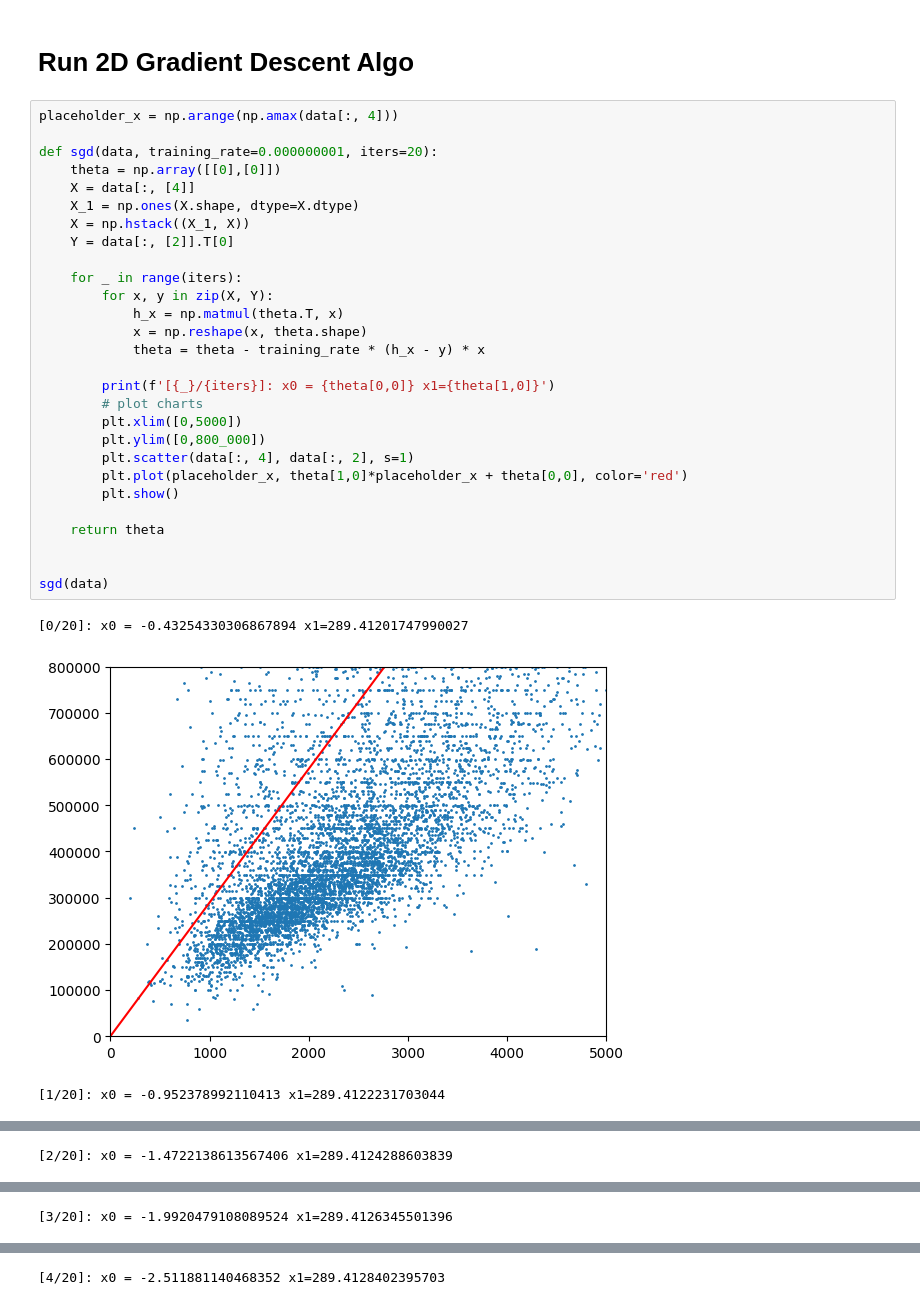
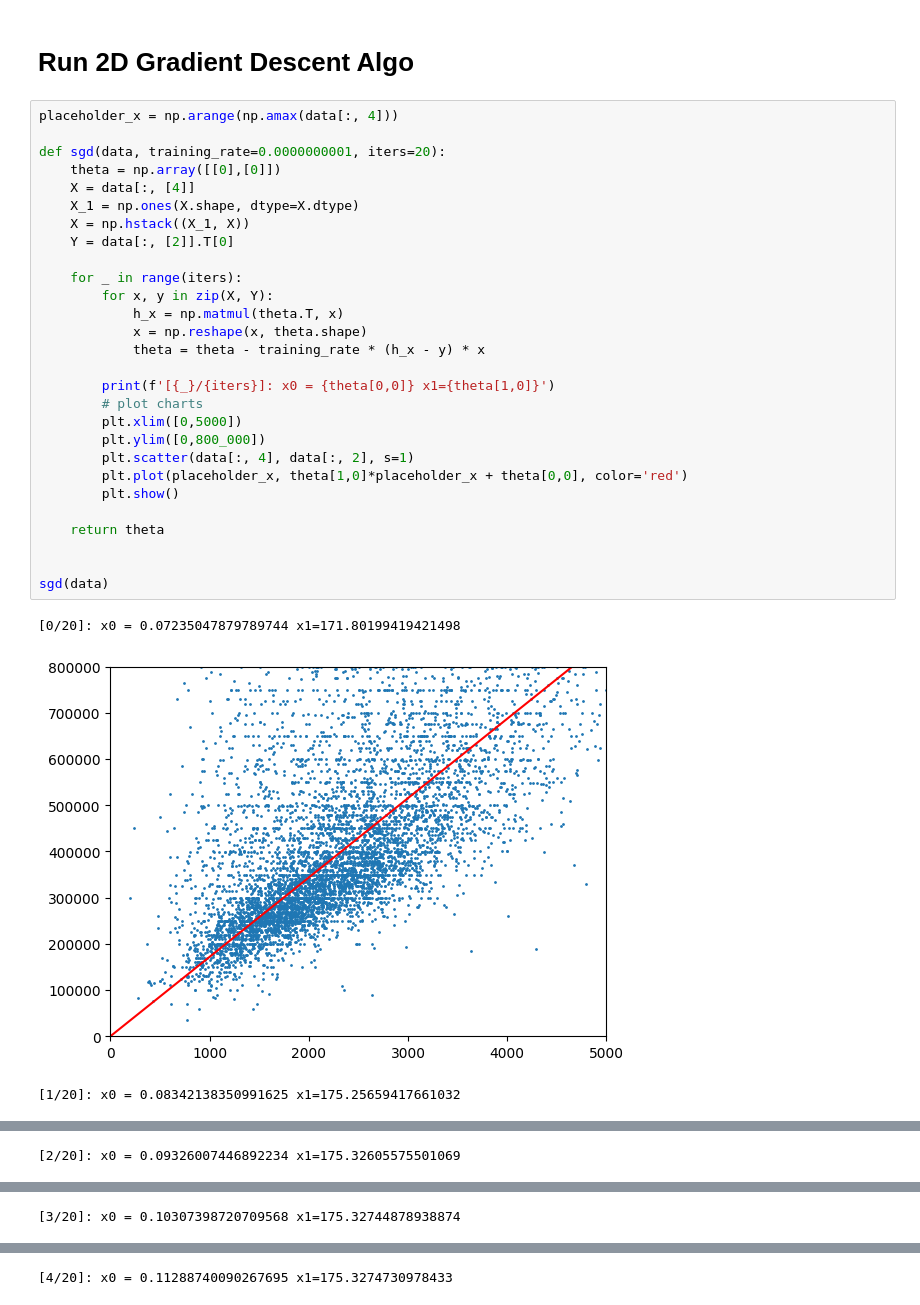
Before and after one commit to tugonbob/Stanford-CS229-Andrew-Ng, a Jupyter notebook: gradientDescent.ipynb, the cells around one changed output, grey strips where cells are left out. Drawn from its saved outputs; the diff is of its cells as text.

```diff
--- a/gradientDescent.ipynb
+++ b/gradientDescent.ipynb
@@ -36,32 +36,32 @@ plt.scatter(data[:, 4], data[:, 2], s=1)
 # %%
 placeholder_x = np.arange(np.amax(data[:, 4]))
 
-def sgd(data, training_rate=0.000000001, iters=20):
+def sgd(data, training_rate=0.0000000001, iters=20):
     theta = np.array([[0],[0]])
     X = data[:, [4]]
     X_1 = np.ones(X.shape, dtype=X.dtype)
     X = np.hstack((X_1, X))
     Y = data[:, [2]].T[0]
 
     for _ in range(iters):
         for x, y in zip(X, Y):
             h_x = np.matmul(theta.T, x)
             x = np.reshape(x, theta.shape)
             theta = theta - training_rate * (h_x - y) * x
 
         print(f'[{_}/{iters}]: x0 = {theta[0,0]} x1={theta[1,0]}')
         # plot charts
         plt.xlim([0,5000])
         plt.ylim([0,800_000])
         plt.scatter(data[:, 4], data[:, 2], s=1)
         plt.plot(placeholder_x, theta[1,0]*placeholder_x + theta[0,0], color='red')
         plt.show()
 
     return theta
 
 
 sgd(data)
 # %% [output]
-[0/20]: x0 = -0.43254330306867894 x1=289.41201747990027
+[0/20]: x0 = 0.07235047879789744 x1=171.80199419421498
-[figure, old version]
+[figure, new version]
-[1/20]: x0 = -0.952378992110413 x1=289.4122231703044
+[1/20]: x0 = 0.08342138350991625 x1=175.25659417661032
@@ -69 +69 @@ sgd(data)
-[2/20]: x0 = -1.4722138613567406 x1=289.4124288603839
+[2/20]: x0 = 0.09326007446892234 x1=175.32605575501069
@@ -71 +71 @@ sgd(data)
-[3/20]: x0 = -1.9920479108089524 x1=289.4126345501396
+[3/20]: x0 = 0.10307398720709568 x1=175.32744878938874
@@ -73 +73 @@ sgd(data)
-[4/20]: x0 = -2.511881140468352 x1=289.4128402395703
+[4/20]: x0 = 0.11288740090267695 x1=175.3274730978433
```
Also changed, not shown: parts of 3 cells of this notebook, 1 other file.
